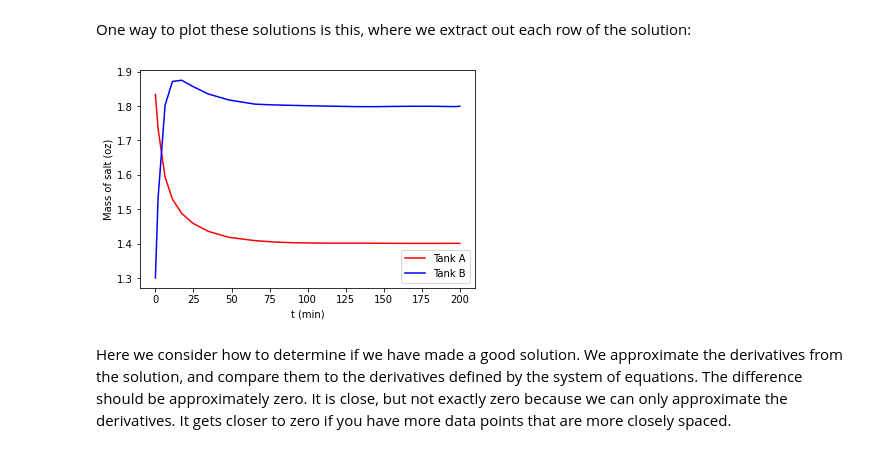
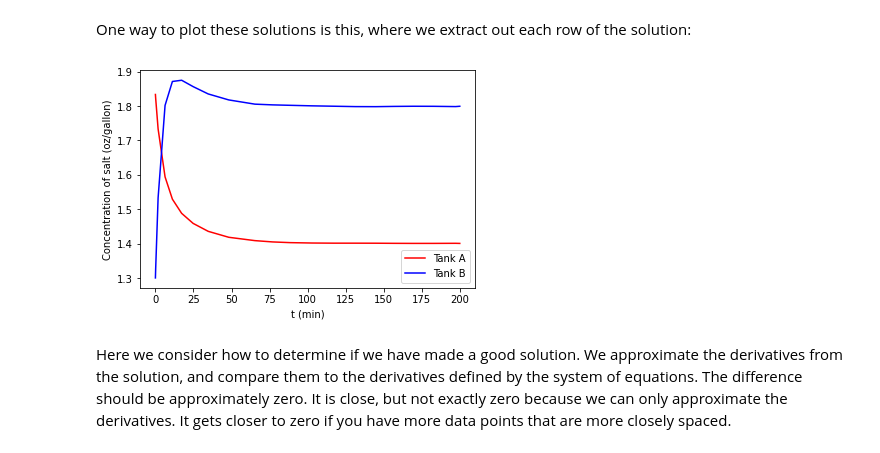
Before and after one commit to jkitchin/f23-06623, a Jupyter notebook: f23-06623/lectures/04-fode-2/04-fode-2.ipynb, the cells around one changed output. Drawn from its saved outputs; the diff is of its cells as text; code cells hidden in the pictures.

```diff
--- a/f23-06623/lectures/04-fode-2/04-fode-2.ipynb
+++ b/f23-06623/lectures/04-fode-2/04-fode-2.ipynb
@@ -363,13 +363,13 @@ One way to plot these solutions is this, where we extract out each row of the so
 # %%
 import matplotlib.pyplot as plt
 
 plt.plot(sol.t, sol.y[0], "r-", label="Tank A")
 plt.plot(sol.t, sol.y[1], "b-", label="Tank B")
 plt.xlabel("t (min)")
-plt.ylabel("Mass of salt (oz)")
+plt.ylabel("Concentration of salt (oz/gallon)")
 plt.legend();
 # %% [output]
-[figure, old version]
+[figure, new version]
 # %% [markdown]
 Here we consider how to determine if we have made a good solution. We approximate the derivatives from the solution, and compare them to the derivatives defined by the system of equations. The difference should be approximately zero. It is close, but not exactly zero because we can only approximate the derivatives. It gets closer to zero if you have more data points that are more closely spaced.
 # %%
```
